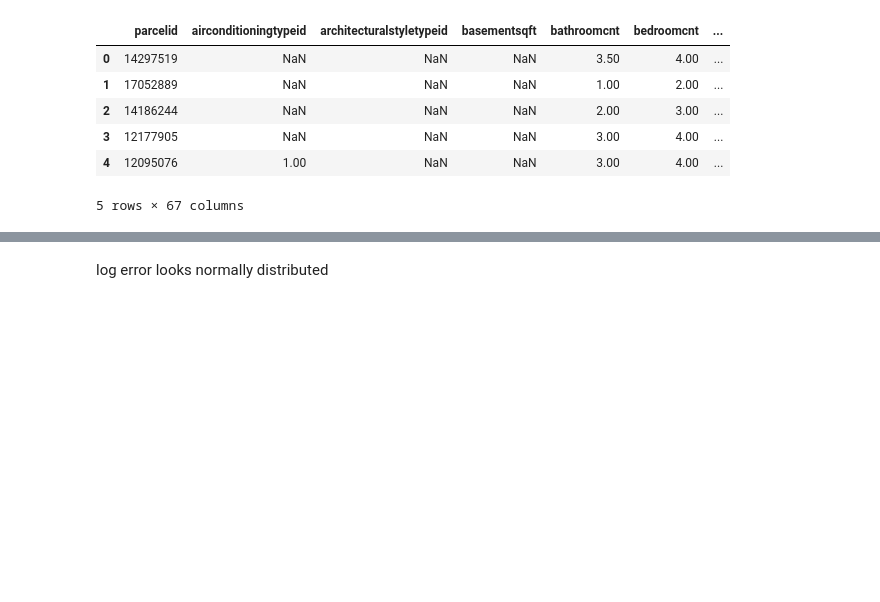
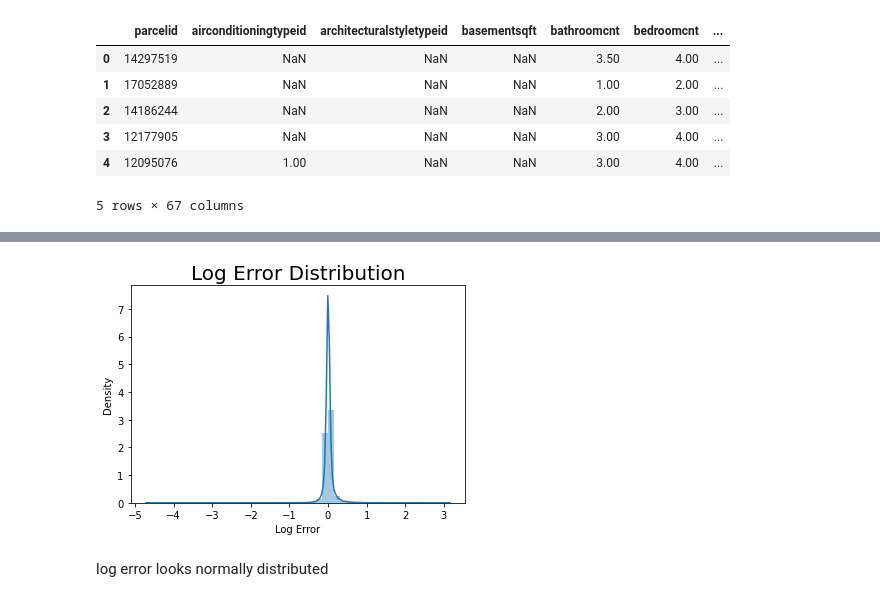
Before and after one commit to lindyc12/Zillow_project, a Jupyter notebook: explore_zillow.ipynb, the cells around one changed output, grey strips where cells are left out. Drawn from its saved outputs; the diff is of its cells as text; code cells hidden in the pictures; blank space fills up the shorter version.

```diff
--- a/explore_zillow.ipynb
+++ b/explore_zillow.ipynb
@@ -36,9 +31,6 @@ df.head()
 | 3 | 12177905 | NaN | NaN | NaN | 3.00 | 4.00 | ... |
 | 4 | 12095076 | 1.00 | NaN | NaN | 3.00 | 4.00 | ... |
 5 rows × 67 columns
-# %%
-df['county'] = np.where(df.fips == 6037, 'LA',
-                    np.where(df.fips == 6059, 'Orange', 'Ventura'))
 # %%
 df = wrangle_zillow(df)
 df.head()
@@ -47,6 +49,7 @@ df.head()
 # %%
-df_new = df.drop(columns = ['parcelid', 'tax_amount', 'sqft', 'year_built', 'fips', 'bed_bath',
-                                       'lot_size', 'regionidcity', 'regionidzip', 'property_desc', 'rawcensustractandblock',
+df_new = df.drop(columns = ['parcelid', 'tax_amount', 'sqft', 'year_built', 'fips', 'bed_bath', 'propertycountylandusecode', 'county', 'age_bin',
+                                       'lot_size', 'regionidzip', 'property_desc', 'rawcensustractandblock', 'regionidcity',
                                        'structuretaxvaluedollarcnt', 'censustractandblock', 'transaction_date', 'roomcnt', 'hashottuborspa', 'assessment_year', 'propertylandusetypeid', 'fullbathcnt'])
 # %%
-df_new.head()
+df_new.fillna(value = 0,
+          inplace = True)
@@ -63,3 +56,6 @@ train.head()
+# %%
+# split data
+train, X_train, X_validate, X_test, y_train, y_validate, y_test = split(df_new, stratify_by='logerror')
 # %%
 trafig, axs = plt.subplots(1, 3, figsize=(15, 7))
 
@@ -68,11 +66,13 @@ for ax, col in zip(axs, train.select_dtypes('number')):
 # %%
 import seaborn as sns
 # overall logerror distribution
-sns.distplot(df.logerror)
+sns.distplot(train.logerror)
 plt.title('Log Error Distribution', fontsize=20)
 plt.xlabel('Log Error')
 
 plt.show()
+# %% [output]
+[figure, added]
 # %% [markdown]
 log error looks normally distributed
 # %%
```
Also changed, not shown: parts of 75 cells of this notebook.
